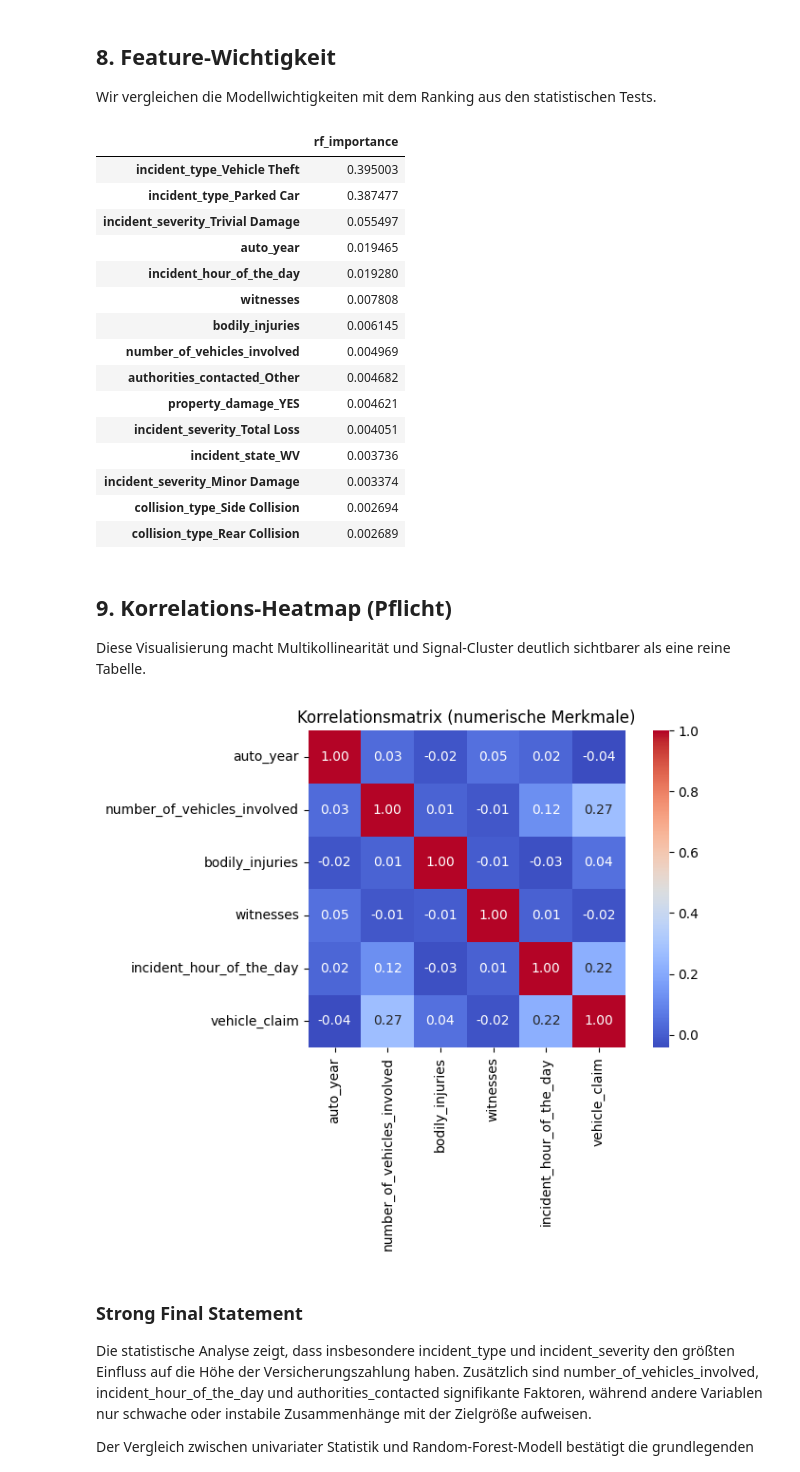
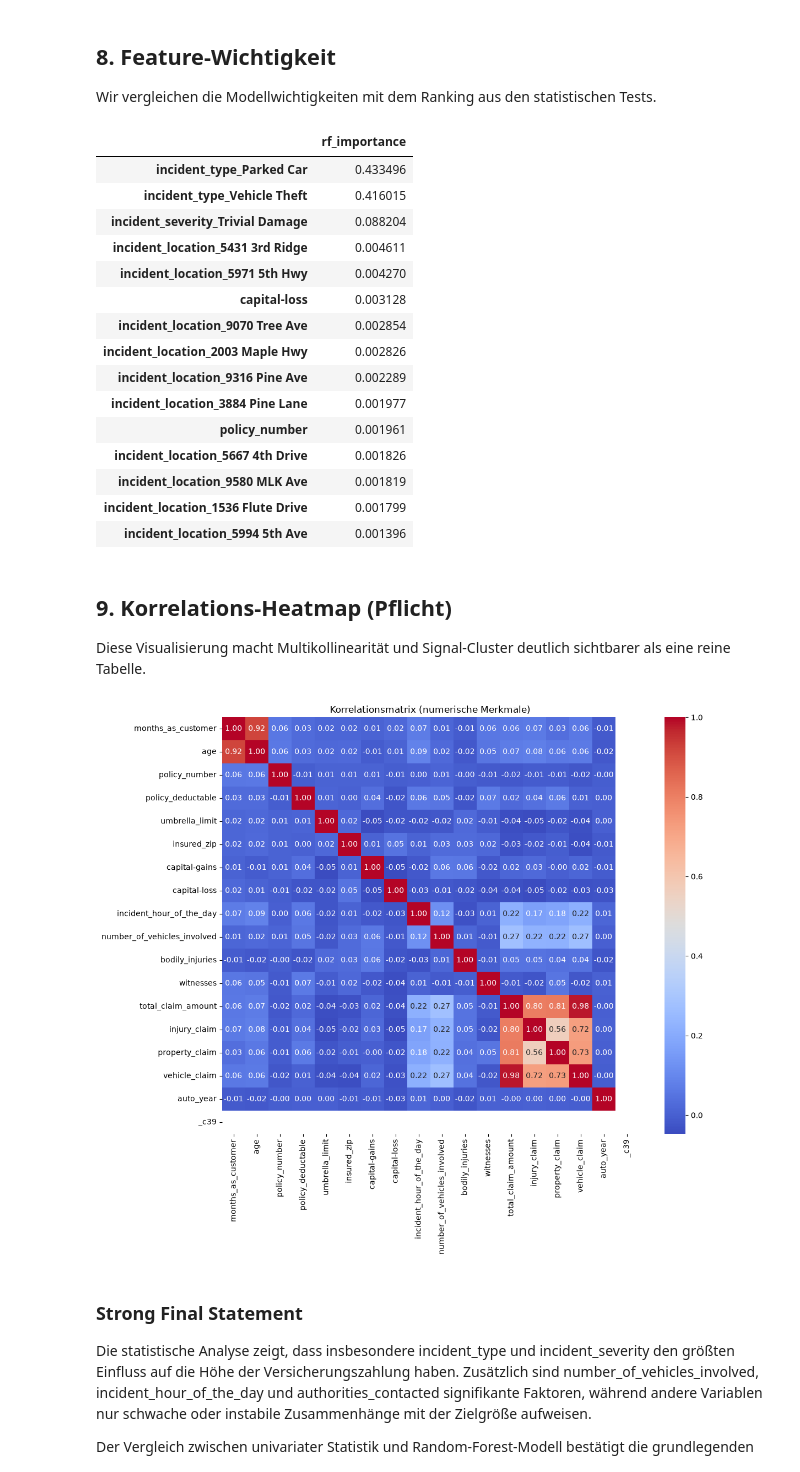
Before and after one commit to fostij/InterGeeks-Agiles-Programmierprojekt, a Jupyter notebook: docs/insurance_claim_analysis.ipynb, the cells around one changed output. Cells and saved outputs as stored; diff of their text form; code cells hidden in the pictures.

```diff
--- a/docs/insurance_claim_analysis.ipynb
+++ b/docs/insurance_claim_analysis.ipynb
@@ -8,7 +8,7 @@ Ziel: Größe, Datentypen, fehlende Werte und die allgemeine Datenqualität prü
 import pandas as pd
 import numpy as np
 
-raw_df = pd.read_csv("../data/dataset_prepared.csv")
+raw_df = pd.read_csv("../data/raw/dataset.csv")
 
 print("Form:", raw_df.shape)
 display(raw_df.head())
@@ -329,36 +366,36 @@ rf_importance = (
 display(rf_importance.head(15).to_frame("rf_importance"))
 # %% [output]
 |  | rf_importance |
-| incident_type_Vehicle Theft | 0.395003 |
-| incident_type_Parked Car | 0.387477 |
-| incident_severity_Trivial Damage | 0.055497 |
-| auto_year | 0.019465 |
-| incident_hour_of_the_day | 0.019280 |
-| witnesses | 0.007808 |
-| bodily_injuries | 0.006145 |
-| number_of_vehicles_involved | 0.004969 |
-| authorities_contacted_Other | 0.004682 |
-| property_damage_YES | 0.004621 |
-| incident_severity_Total Loss | 0.004051 |
-| incident_state_WV | 0.003736 |
-| incident_severity_Minor Damage | 0.003374 |
-| collision_type_Side Collision | 0.002694 |
-| collision_type_Rear Collision | 0.002689 |
+| incident_type_Parked Car | 0.433496 |
+| incident_type_Vehicle Theft | 0.416015 |
+| incident_severity_Trivial Damage | 0.088204 |
+| incident_location_5431 3rd Ridge | 0.004611 |
+| incident_location_5971 5th Hwy | 0.004270 |
+| capital-loss | 0.003128 |
+| incident_location_9070 Tree Ave | 0.002854 |
+| incident_location_2003 Maple Hwy | 0.002826 |
+| incident_location_9316 Pine Ave | 0.002289 |
+| incident_location_3884 Pine Lane | 0.001977 |
+| policy_number | 0.001961 |
+| incident_location_5667 4th Drive | 0.001826 |
+| incident_location_9580 MLK Ave | 0.001819 |
+| incident_location_1536 Flute Drive | 0.001799 |
+| incident_location_5994 5th Ave | 0.001396 |
 # %% [markdown]
 ## 9. Korrelations-Heatmap (Pflicht)
 Diese Visualisierung macht Multikollinearität und Signal-Cluster deutlich sichtbarer als eine reine Tabelle.
 # %%
 import seaborn as sns
 
 corr_full = df_clean.corr(numeric_only=True)
 
-plt.figure(figsize=(8, 6))
+plt.figure(figsize=(12, 10))
 sns.heatmap(corr_full, annot=True, fmt=".2f", cmap="coolwarm", square=True)
 plt.title("Korrelationsmatrix (numerische Merkmale)")
 plt.tight_layout()
 plt.show()
 # %% [output]
-[figure, old version]
+[figure, new version]
 # %% [markdown]
 ### Strong Final Statement
 Die statistische Analyse zeigt, dass insbesondere incident_type und incident_severity den größten Einfluss auf die Höhe der Versicherungszahlung haben. Zusätzlich sind number_of_vehicles_involved, incident_hour_of_the_day und authorities_contacted signifikante Faktoren, während andere Variablen nur schwache oder instabile Zusammenhänge mit der Zielgröße aufweisen.
```
Also changed, not shown: parts of 8 cells of this notebook, 8 other files.
